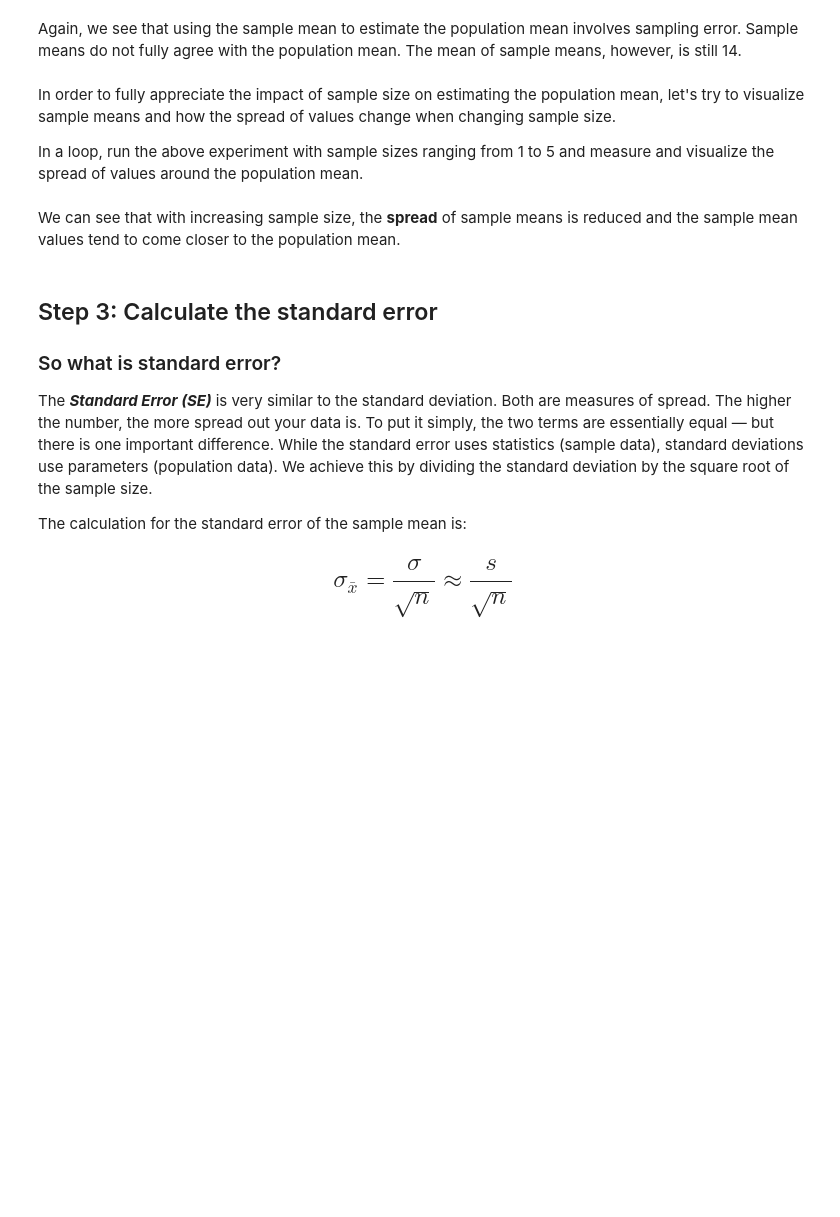
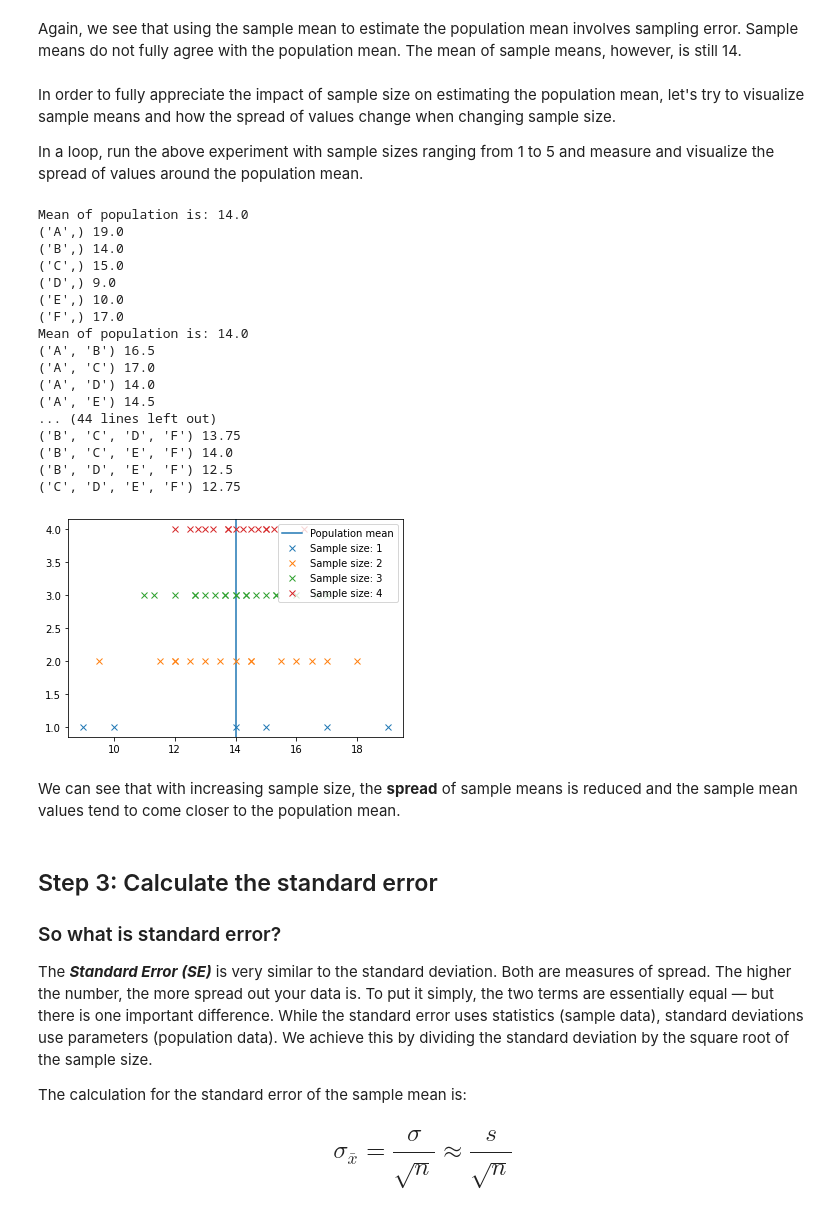
Before and after one commit to kmmooney/dsc-sampling-statistics-lab, a Jupyter notebook: index.ipynb, the cells around one changed output. Saved outputs shown, nothing was run; the diff lists cells and outputs as text; code cells hidden in the pictures; blank space fills up the shorter version.

```diff
--- a/index.ipynb
+++ b/index.ipynb
@@ -226,10 +226,16 @@ def calculate_probability(means):
     Output: a list of probablitity of each mean value
     '''
     #Calculate the frequency of each mean value
-    freq = None
+    freq = {}
+    for mean in means:
+        if mean in freq:
+            freq[mean] += 1
+        else:
+            freq[mean] = 1
 
-    prob = []
-
+    prob = [freq[key] / len(means) for key in freq.keys()]
+    for i, key in enumerate(freq.keys()):
+        print(key, prob[i])
     # Calculate and append frequency of each mean value in the prob list.
 
     return prob
@@ -237,7 +243,6 @@ def calculate_probability(means):
 probs = calculate_probability(means)
 
 # Print combinations with sample means and probability of each mean value
-
 
 # ('A', 'B') 16.5 1/15
 # ('A', 'C') 17.0 1/15
@@ -268,10 +287,12 @@ Sample means cluster more closely around the population mean as the sample size
 Let's repeat the above exercise while increasing the sample size from 2 to 5.
 # %%
 n = 5
-
+combs, means = sample_means(n, pumpkin_dict)
+probs = calculate_probability(means)
 # Use above functions to generate combinations as samples with means and calculate the probability of seeing
 # each mean value  with sample size = 5.
-
+for i, comb in enumerate(combs):
+    print(comb, means[i], probs[i])
 # Using 5 samples with a population of size, we can see 6 possible combinations
 # The mean of all sample means mu_x_hat is: 14.0
 # 1 ('A', 'B', 'C', 'D', 'E') 13.4 1/6
@@ -289,23 +324,48 @@ In a loop, run the above experiment with sample sizes ranging from 1 to 5 and me
 # %%
 # Run a for loop to execute above code for sample size 1 to 5 and visualise the spread of sample
 # means
+all_sample_means = []
+plt.axvline(x=mu, label = "Population mean")
+for i in range(1,5):
+    combs, means = sample_means(i, pumpkin_dict)
+    all_sample_means.append(sum(means) / len(means))
 
-
-
+    plt.plot(means, np.zeros_like(means) + i, 'x', label =("Sample size: "+ str(i)))
+    plt.legend()
+#print(all_sample_means)
 # Using 1 samples with a population of size, we can see 6 possible combinations
 # The mean of all sample means mu_x_hat is: 14.0
 
 # Using 2 samples with a population of size, we can see 15 possible combinations
 # The mean of all sample means mu_x_hat is: 14.0
 
 # Using 3 samples with a population of size, we can see 20 possible combinations
 # The mean of all sample means mu_x_hat is: 14.0
 
 # Using 4 samples with a population of size, we can see 15 possible combinations
 # The mean of all sample means mu_x_hat is: 14.0
 
 # Using 5 samples with a population of size, we can see 6 possible combinations
 # The mean of all sample means mu_x_hat is: 14.0
+# %% [output]
+Mean of population is: 14.0
+('A',) 19.0
+('B',) 14.0
+('C',) 15.0
+('D',) 9.0
+('E',) 10.0
+('F',) 17.0
+Mean of population is: 14.0
+('A', 'B') 16.5
+('A', 'C') 17.0
+('A', 'D') 14.0
+('A', 'E') 14.5
+... (44 lines left out)
+('B', 'C', 'D', 'F') 13.75
+('B', 'C', 'E', 'F') 14.0
+('B', 'D', 'E', 'F') 12.5
+('C', 'D', 'E', 'F') 12.75
+[figure, added]
 # %% [markdown]
 We can see that with increasing sample size, the **spread** of sample means is reduced and the sample mean values tend to come closer to the population mean.
 # %% [markdown]
```
Also changed, not shown: parts of 3 cells of this notebook.
